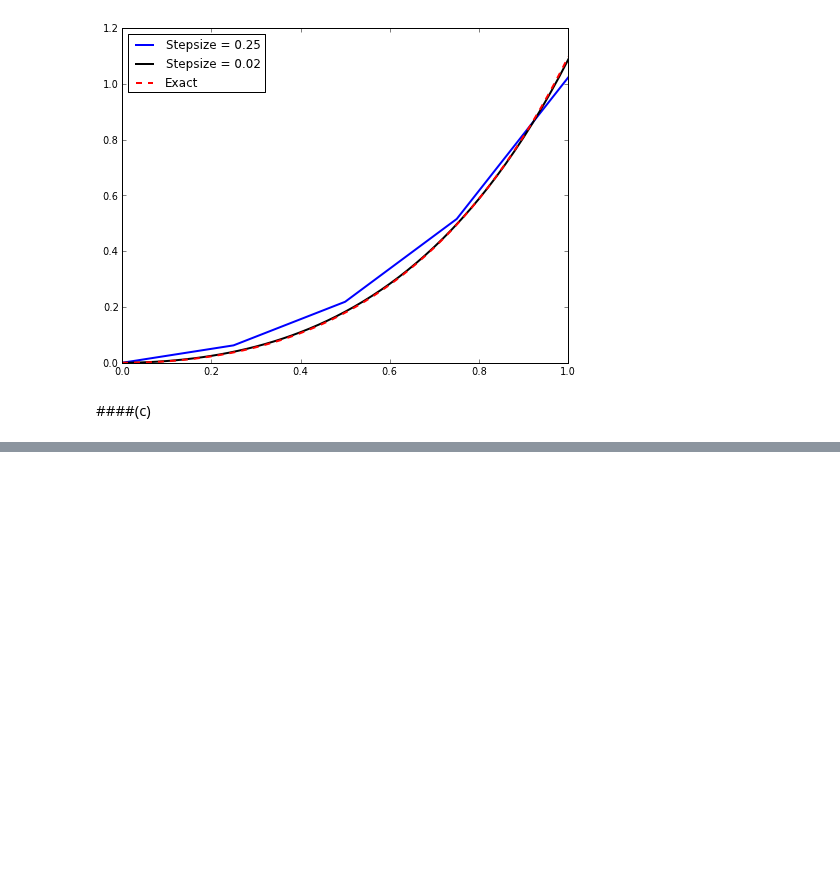
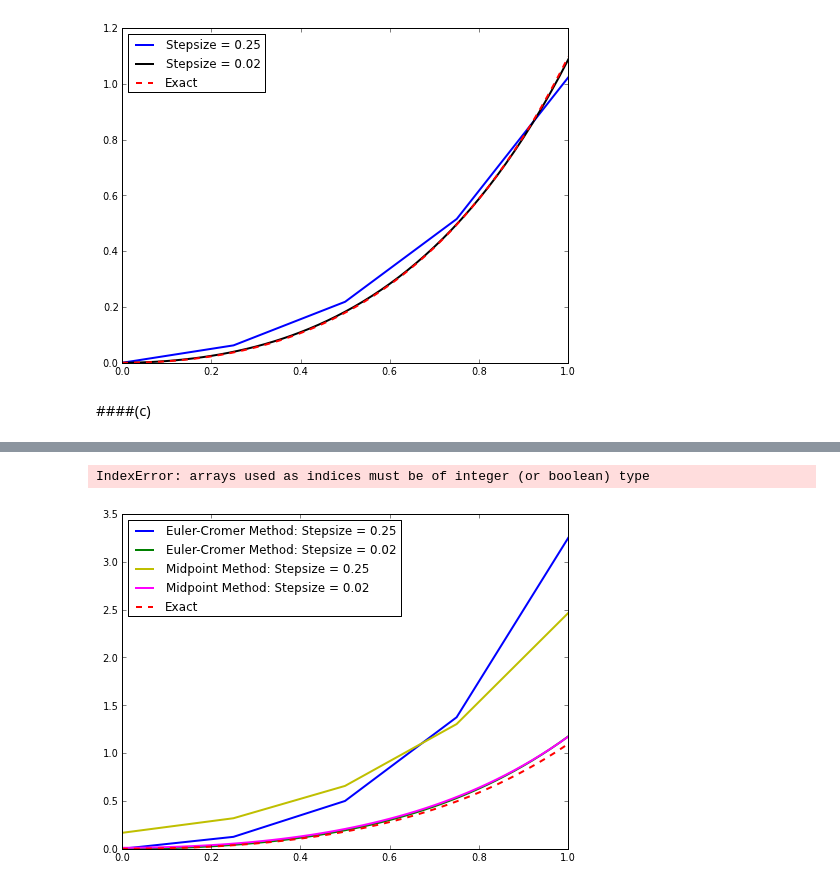
Before and after one commit to wsnyderPHYS202/PHYS202-S13, a Jupyter notebook: Week7/ODE-Ex6.ipynb, the cells around one changed output, grey strips where cells are left out. Saved outputs shown, nothing was run; the diff lists cells and outputs as text; code cells hidden in the pictures; blank space fills up the shorter version.

Commit message:
ProjectEuler31, ODE Ex6 Work

```diff
--- a/Week7/ODE-Ex6.ipynb
+++ b/Week7/ODE-Ex6.ipynb
@@ -73,14 +73,30 @@ x1EC = arange(0.,1.+Dt1EC, Dt1EC)
 ynxtEC = 0
 yEC = 0
 yn_plus = 0
-yarr1EC = [0,(yEC + x1EC[1]*DtEC)/(1 - 2*DtEC)]
+yarr1EC = []
 
-for q in x1EC[2:]:
+for q in range(len(x1EC)):
     #yn_plus = yEC + (q + 2*ynxtEC)*DtEC
-    ynxtEC = (yEC + q*DtEC)/(1 - 2*DtEC)
+    ynxtEC = (yEC + x1EC[q]*Dt1EC)/(1 - 2*Dt1EC)
     yEC = ynxtEC
     yarr1EC = append(yarr1EC, yEC)
     #print q, ynxtEC, yEC
 
-print yarr1EC
+print yarr1EC[-1]
+
+#Stepsize 0.02
+Dt2EC = 0.02
+x2EC = arange(0.,1.+Dt2EC, Dt2EC)
+
+ynxtEC = 0
+yEC = 0
+yn_plus = 0
+yarr2EC = []
+
+for i in range(len(x2EC)):
+    ynxtEC = (yEC + x2EC[i]*Dt2EC)/(1 - 2*Dt2EC)
+    yEC = ynxtEC
+    yarr2EC = append(yarr2EC, yEC)
+
+print yarr2EC[-1]
 # %% [output]
@@ -87,0 +140,23 @@ print yarr1EC
+# %%
+xex = arange(0.,1.+0.001, 0.001)
+yex = 0.25*e**(2*xex)-0.5*xex-0.25
+yarr1EC_diff = abs(yarr1EC-yex[x1EC])/yex[x1EC] * 100
+print yaerr1EC_diff
+# %% [output]
+IndexError: arrays used as indices must be of integer (or boolean) type
+# %%
+xex = arange(0.,1.+0.001, 0.001)
+yex = 0.25*e**(2*xex)-0.5*xex-0.25
+
+figure(figsize = (8,6))
+
+plot(x1EC,yarr1EC, color = 'b', linewidth = 2, label = 'Euler-Cromer Method: Stepsize = 0.25')
+plot(x2EC,yarr2EC, color = 'g', linewidth = 2, label = 'Euler-Cromer Method: Stepsize = 0.02')
+plot(x1M,yarr1M, color = 'y', linewidth = 2, label = 'Midpoint Method: Stepsize = 0.25')
+plot(x2M,yarr2M, color = 'magenta', linewidth = 2, label = 'Midpoint Method: Stepsize = 0.02')
+plot(xex,yex,color = 'r', linestyle = '--', linewidth = 2, label = 'Exact')
+
+legend(loc = 'upper left')
+show()
+# %% [output]
+[figure, added]
```
Also changed, not shown: parts of 2 cells of this notebook, 1 other file.
